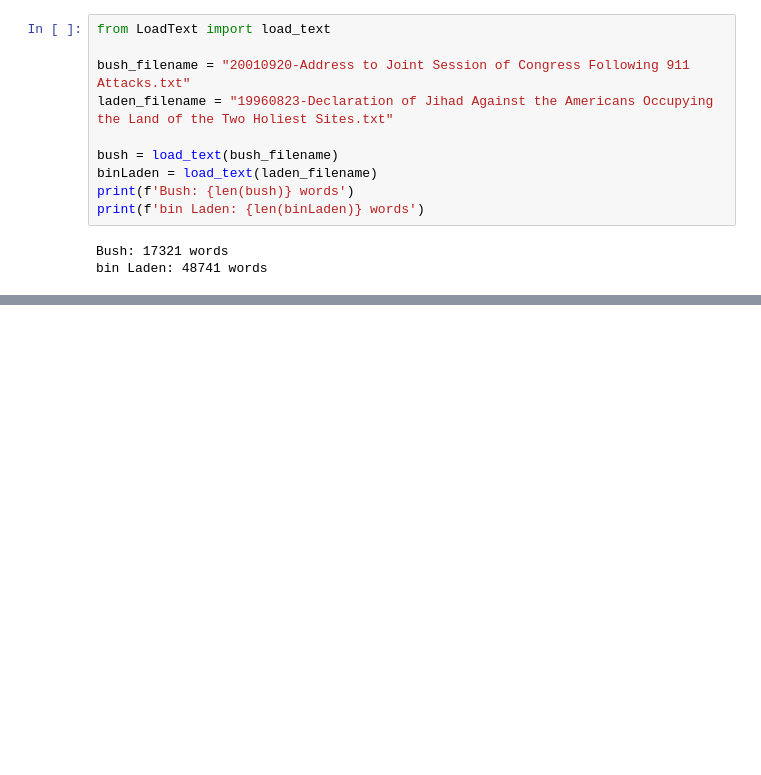
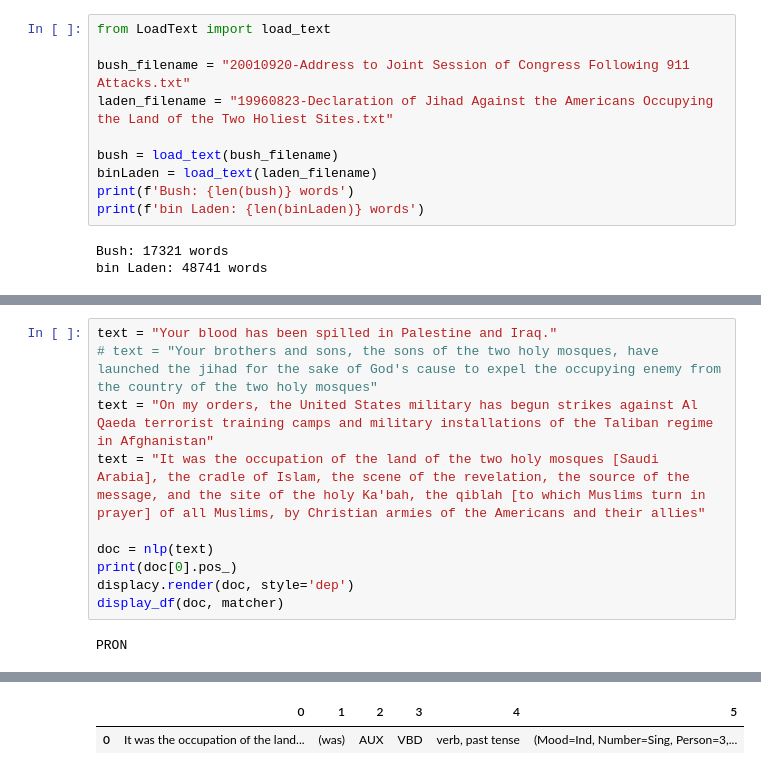
Before and after one commit to Fourthought/Hostile-Narrative-Analysis, a Jupyter notebook: Speech Analysis/Speech Analysis.ipynb, the cells around one changed output, grey strips where cells are left out. Drawn from its saved outputs; the diff is of its cells as text; blank space fills up the shorter version.

```diff
--- a/Speech Analysis/Speech Analysis.ipynb
+++ b/Speech Analysis/Speech Analysis.ipynb
@@ -169,0 +329,12 @@ Added:  DoublePrepositionalPhrase
+# %%
+text = "Your blood has been spilled in Palestine and Iraq."
+# text = "Your brothers and sons, the sons of the two holy mosques, have launched the jihad for the sake of God's cause to expel the occupying enemy from the country of the two holy mosques"
+text = "On my orders, the United States military has begun strikes against Al Qaeda terrorist training camps and military installations of the Taliban regime in Afghanistan"
+text = "It was the occupation of the land of the two holy mosques [Saudi Arabia], the cradle of Islam, the scene of the revelation, the source of the message, and the site of the holy Ka'bah, the qiblah [to which Muslims turn in prayer] of all Muslims, by Christian armies of the Americans and their allies"
+
+doc = nlp(text)
+print(doc[0].pos_)
+displacy.render(doc, style='dep')
+display_df(doc, matcher)
+# %% [output]
+PRON
@@ -169,0 +342,2 @@ Added:  DoublePrepositionalPhrase
+|  | 0 | 1 | 2 | 3 | 4 | 5 |
+| 0 | It was the occupation of the land... | (was) | AUX | VBD | verb, past tense | (Mood=Ind, Number=Sing, Person=3,... |
```
Also changed, not shown: parts of 7 cells of this notebook, 7 other files.
